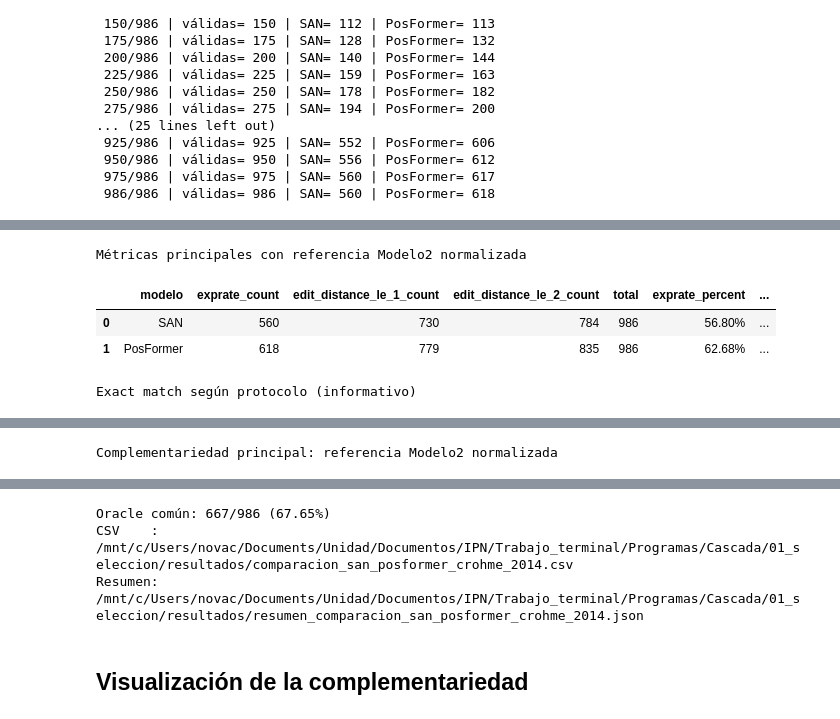
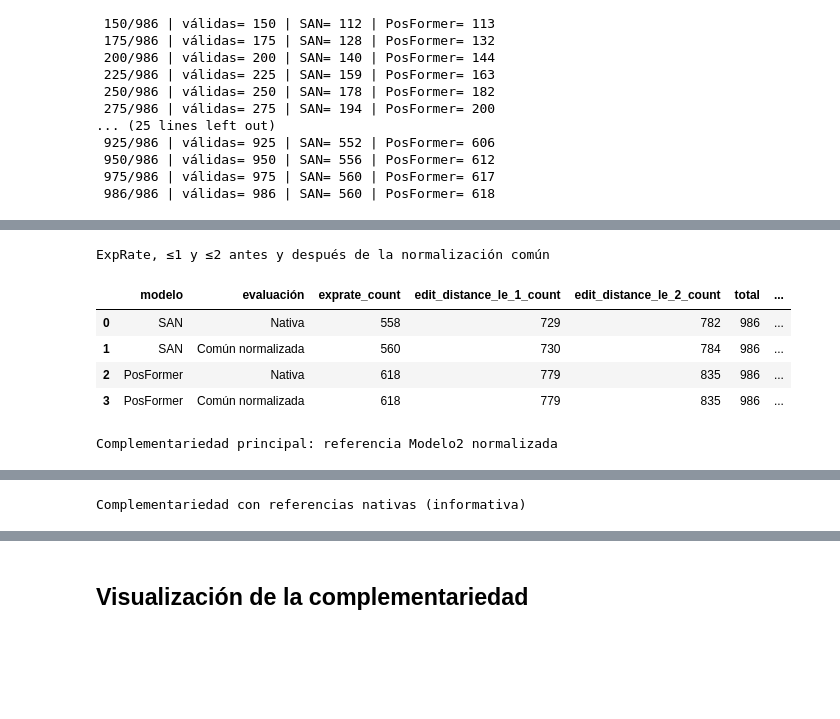
Before and after one commit to CarlossssMora/HMER-Cascade, a Jupyter notebook: Cascada/01_seleccion/comparacion_san_posformer_crohme_2014.ipynb, the cells around one changed output, grey strips where cells are left out. Cells and saved outputs as stored; diff of their text form; code cells hidden in the pictures; blank space fills up the shorter version.

```diff
--- a/Cascada/01_seleccion/comparacion_san_posformer_crohme_2014.ipynb
+++ b/Cascada/01_seleccion/comparacion_san_posformer_crohme_2014.ipynb
@@ -352,8 +352,12 @@ for index, sample_id in enumerate(sample_ids, start=1):
 
         gt_m1_native = normalize_spaces(captions_m1[sample_id])
         gt_m2_native = normalize_spaces(captions_m2[sample_id])
-        san_native_correct = normalize_spaces(san_prediction) == gt_m1_native
-        pos_native_correct = normalize_spaces(pos_prediction) == gt_m2_native
+        san_native_prediction = normalize_spaces(san_prediction)
+        posformer_native_prediction = normalize_spaces(pos_prediction)
+        san_native_edit_distance = token_edit_distance(gt_m1_native.split(), san_native_prediction.split())
+        posformer_native_edit_distance = token_edit_distance(gt_m2_native.split(), posformer_native_prediction.split())
+        san_native_correct = san_native_edit_distance == 0
+        pos_native_correct = posformer_native_edit_distance == 0
 
         common_ground_truth = normalize_common(captions_m2[sample_id])
         san_common_prediction = normalize_common(san_prediction)
@@ -368,8 +372,16 @@ for index, sample_id in enumerate(sample_ids, start=1):
             'posformer_height': pos_height, 'posformer_width': pos_width,
             'san_prediction': san_prediction, 'posformer_prediction': pos_prediction,
             'san_time_ms': san_time_ms, 'posformer_time_ms': pos_time_ms,
+            'san_native_reference_token_count': len(gt_m1_native.split()),
+            'posformer_native_reference_token_count': len(gt_m2_native.split()),
+            'san_native_edit_distance': san_native_edit_distance,
+            'posformer_native_edit_distance': posformer_native_edit_distance,
             'san_native_correct': int(san_native_correct),
             'posformer_native_correct': int(pos_native_correct),
+            'san_native_edit_distance_le_1': int(san_native_edit_distance <= 1),
+            'posformer_native_edit_distance_le_1': int(posformer_native_edit_distance <= 1),
+            'san_native_edit_distance_le_2': int(san_native_edit_distance <= 2),
+            'posformer_native_edit_distance_le_2': int(posformer_native_edit_distance <= 2),
             'native_outcome': classify(san_native_correct, pos_native_correct),
             'common_ground_truth': common_ground_truth,
             'san_common_prediction': san_common_prediction,
@@ -433,24 +447,21 @@ def outcome_table(column):
 
 native_outcomes = outcome_table('native_outcome')
 common_outcomes = outcome_table('common_outcome')
-accuracy_table = pd.DataFrame({
-    'evaluación': ['Nativa', 'Nativa', 'Común normalizada', 'Común normalizada'],
-    'modelo': ['SAN', 'PosFormer', 'SAN', 'PosFormer'],
-    'aciertos': [
-        int(valid['san_native_correct'].sum()),
-        int(valid['posformer_native_correct'].sum()),
-        int(valid['san_common_correct'].sum()),
-        int(valid['posformer_common_correct'].sum()),
+recognition_table = pd.DataFrame({
+    'modelo': ['SAN', 'SAN', 'PosFormer', 'PosFormer'],
+    'evaluación': ['Nativa', 'Común normalizada', 'Nativa', 'Común normalizada'],
+    'exprate_count': [
+        int(valid['san_native_correct'].sum()), int(valid['san_common_correct'].sum()),
+        int(valid['posformer_native_correct'].sum()), int(valid['posformer_common_correct'].sum()),
     ],
-})
-accuracy_table['total'] = len(valid)
-accuracy_table['exact_match_percent'] = 100 * accuracy_table['aciertos'] / accuracy_table['total']
-
-recognition_table = pd.DataFrame({
-    'modelo': ['SAN', 'PosFormer'],
-    'exprate_count': [int(valid['san_common_correct'].sum()), int(valid['posformer_common_correct'].sum())],
-    'edit_distance_le_1_count': [int(valid['san_edit_distance_le_1'].sum()), int(valid['posformer_edit_distance_le_1'].sum())],
-    'edit_distance_le_2_count': [int(valid['san_edit_distance_le_2'].sum()), int(valid['posformer_edit_distance_le_2'].sum())],
+    'edit_distance_le_1_count': [
+        int(valid['san_native_edit_distance_le_1'].sum()), int(valid['san_edit_distance_le_1'].sum()),
+        int(valid['posformer_native_edit_distance_le_1'].sum()), int(valid['posformer_edit_distance_le_1'].sum()),
+    ],
+    'edit_distance_le_2_count': [
+        int(valid['san_native_edit_distance_le_2'].sum()), int(valid['san_edit_distance_le_2'].sum()),
+        int(valid['posformer_native_edit_distance_le_2'].sum()), int(valid['posformer_edit_distance_le_2'].sum()),
+    ],
 })
 recognition_table['total'] = len(valid)
 recognition_table['exprate_percent'] = 100 * recognition_table['exprate_count'] / recognition_table['total']
@@ -465,7 +476,7 @@ summary = {
     'errors': len(errors),
     'execution_conditions': EXECUTION_CONDITIONS,
     'canonical_reference': 'Modelo2',
-    'common_normalization': 'Espacios normalizados y eliminación del token \limits',
+    'common_normalization': 'Espacios normalizados y eliminación del token \\limits',
     'metric_unit': 'Distancia de edición sobre tokens LaTeX separados por espacios',
     'paired_images_sha256_identical': len(sample_ids) - len(image_mismatches),
     'san_checkpoint': str(san_checkpoint),
@@ -474,6 +485,16 @@ summary = {
     'posformer_checkpoint_sha256': pos_checkpoint_sha256,
     'native_san_correct': int(valid['san_native_correct'].sum()),
     'native_posformer_correct': int(valid['posformer_native_correct'].sum()),
+    'native_san_exprate_percent': float(100 * valid['san_native_correct'].mean()),
+    'native_posformer_exprate_percent': float(100 * valid['posformer_native_correct'].mean()),
+    'native_san_edit_distance_le_1': int(valid['san_native_edit_distance_le_1'].sum()),
+    'native_posformer_edit_distance_le_1': int(valid['posformer_native_edit_distance_le_1'].sum()),
+    'native_san_edit_distance_le_1_percent': float(100 * valid['san_native_edit_distance_le_1'].mean()),
+    'native_posformer_edit_distance_le_1_percent': float(100 * valid['posformer_native_edit_distance_le_1'].mean()),
+    'native_san_edit_distance_le_2': int(valid['san_native_edit_distance_le_2'].sum()),
+    'native_posformer_edit_distance_le_2': int(valid['posformer_native_edit_distance_le_2'].sum()),
+    'native_san_edit_distance_le_2_percent': float(100 * valid['san_native_edit_distance_le_2'].mean()),
+    'native_posformer_edit_distance_le_2_percent': float(100 * valid['posformer_native_edit_distance_le_2'].mean()),
     'common_san_correct': int(valid['san_common_correct'].sum()),
     'common_posformer_correct': int(valid['posformer_common_correct'].sum()),
     'common_san_exprate_percent': float(100 * valid['san_common_correct'].mean()),
@@ -493,38 +514,38 @@ summary = {
     'oracle_correct': oracle_hits,
     'oracle_exact_match_percent': 100 * oracle_hits / len(valid),
     'annotation_differences_m1_m2': annotation_differences,
     'gpu': torch.cuda.get_device_name(0),
     'python': platform.python_version(),
     'pytorch': torch.__version__,
     'cuda': torch.version.cuda,
     'warmup_runs_per_model': WARMUP_RUNS,
     'timing_scope': 'Tiempos por muestra auxiliares; no son la caracterización de latencia con mediciones repetidas.',
     'randomness': 'No se emplea aleatoriedad en la evaluación.',
 }
 
 results.to_csv(csv_path, index=False, encoding='utf-8')
 json_path.write_text(json.dumps(summary, ensure_ascii=False, indent=2), encoding='utf-8')
 
-print('Métricas principales con referencia Modelo2 normalizada')
+print('ExpRate, ≤1 y ≤2 antes y después de la normalización común')
 display(recognition_table.style.format({
     'exprate_percent': '{:.2f}%',
     'edit_distance_le_1_percent': '{:.2f}%',
     'edit_distance_le_2_percent': '{:.2f}%',
 }))
-print('Exact match según protocolo (informativo)')
-display(accuracy_table.style.format({'exact_match_percent': '{:.2f}%'}))
 print('Complementariedad principal: referencia Modelo2 normalizada')
 display(common_outcomes.style.format({'porcentaje': '{:.2f}%'}))
 print('Complementariedad con referencias nativas (informativa)')
 display(native_outcomes.style.format({'porcentaje': '{:.2f}%'}))
 print(f'Oracle común: {oracle_hits}/{len(valid)} ({100 * oracle_hits / len(valid):.2f}%)')
 print('CSV    :', csv_path)
 print('Resumen:', json_path)
 if not errors.empty:
     display(errors[['sample_id', 'error']])
 # %% [output]
-Métricas principales con referencia Modelo2 normalizada
+ExpRate, ≤1 y ≤2 antes y después de la normalización común
-|  | modelo | exprate_count | edit_distance_le_1_count | edit_distance_le_2_count | total | exprate_percent | ... |
-| 0 | SAN | 560 | 730 | 784 | 986 | 56.80% | ... |
-| 1 | PosFormer | 618 | 779 | 835 | 986 | 62.68% | ... |
+|  | modelo | evaluación | exprate_count | edit_distance_le_1_count | edit_distance_le_2_count | total | ... |
+| 0 | SAN | Nativa | 558 | 729 | 782 | 986 | ... |
+| 1 | SAN | Común normalizada | 560 | 730 | 784 | 986 | ... |
+| 2 | PosFormer | Nativa | 618 | 779 | 835 | 986 | ... |
+| 3 | PosFormer | Común normalizada | 618 | 779 | 835 | 986 | ... |
-Exact match según protocolo (informativo)
+Complementariedad principal: referencia Modelo2 normalizada
@@ -536,2 +557,2 @@ Exact match según protocolo (informativo)
-Complementariedad principal: referencia Modelo2 normalizada
+Complementariedad con referencias nativas (informativa)
 |  | instancias | porcentaje |
@@ -548,6 +566,3 @@ Complementariedad con referencias nativas (informativa)
-Oracle común: 667/986 (67.65%)
-CSV    : /mnt/c/Users/novac/Documents/Unidad/Documentos/IPN/Trabajo_terminal/Programas/Cascada/01_seleccion/resultados/comparacion_san_posformer_crohme_2014.csv
-Resumen: /mnt/c/Users/novac/Documents/Unidad/Documentos/IPN/Trabajo_terminal/Programas/Cascada/01_seleccion/resultados/resumen_comparacion_san_posformer_crohme_2014.json
 # %% [markdown]
 ## Visualización de la complementariedad
 # %%
```
Also changed, not shown: parts of 5 cells of this notebook, 4 other files.
